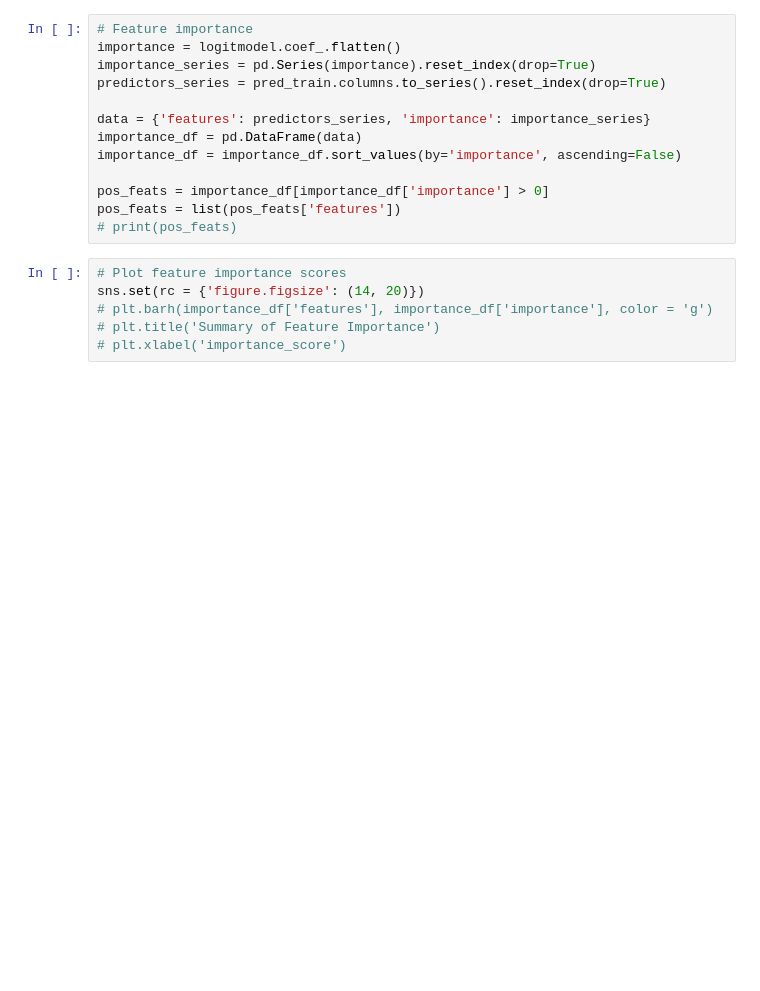
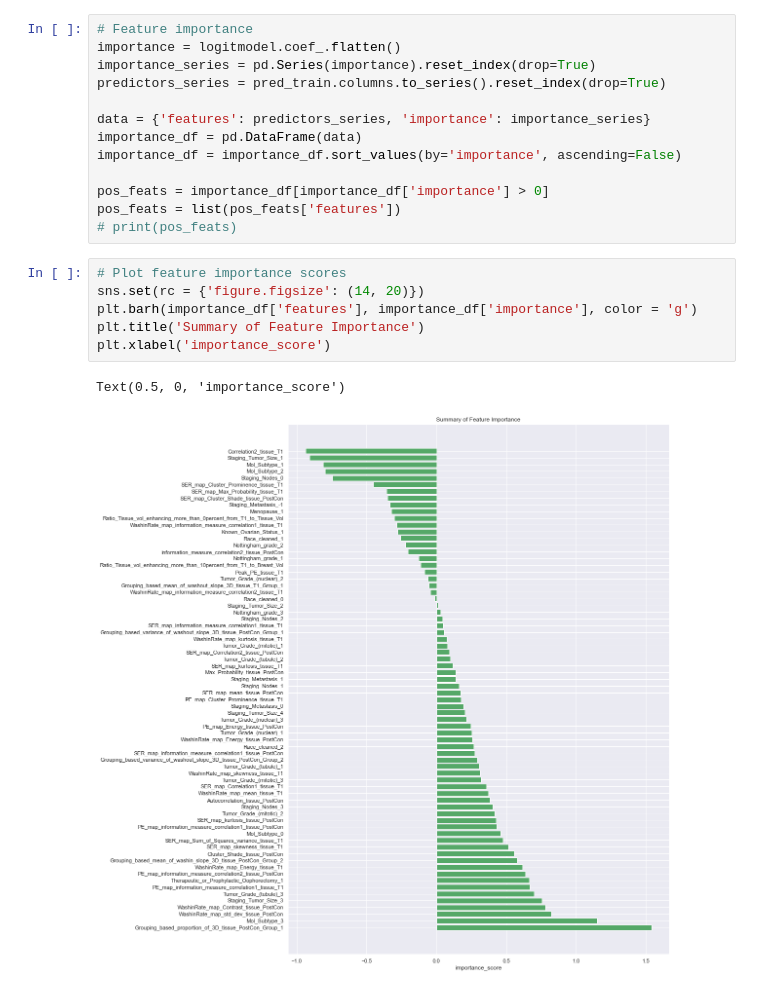
Before and after one commit to WuSelina/Breast-Cancer-Neoadjuvant, a Jupyter notebook: 6_feature_selection_LR.ipynb, the cells around one changed output. Cells and saved outputs as stored; diff of their text form; blank space fills up the shorter version.

```diff
--- a/6_feature_selection_LR.ipynb
+++ b/6_feature_selection_LR.ipynb
@@ -628,6 +642,9 @@ pos_feats = list(pos_feats['features'])
 # %%
 # Plot feature importance scores
 sns.set(rc = {'figure.figsize': (14, 20)})
-# plt.barh(importance_df['features'], importance_df['importance'], color = 'g')
-# plt.title('Summary of Feature Importance')
-# plt.xlabel('importance_score')
+plt.barh(importance_df['features'], importance_df['importance'], color = 'g')
+plt.title('Summary of Feature Importance')
+plt.xlabel('importance_score')
+# %% [output]
+Text(0.5, 0, 'importance_score')
+[figure, added]
```
Also changed, not shown: parts of 9 cells of this notebook.
